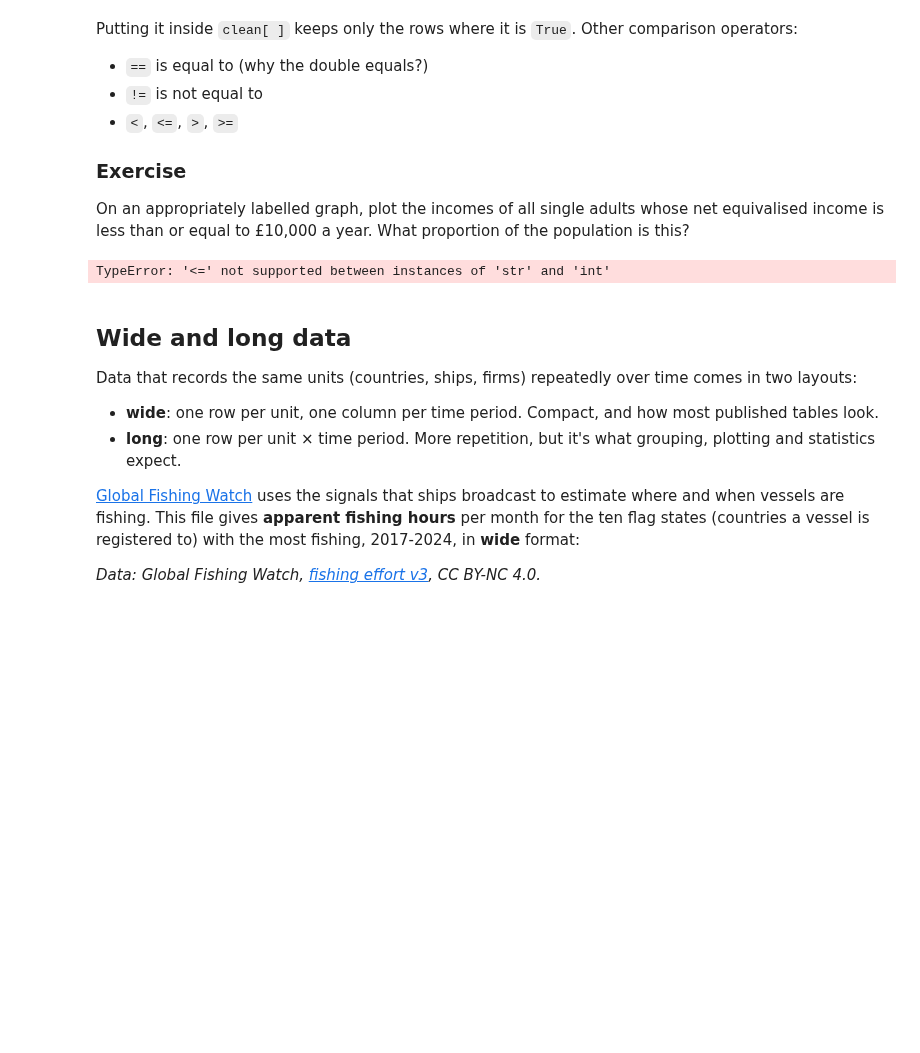
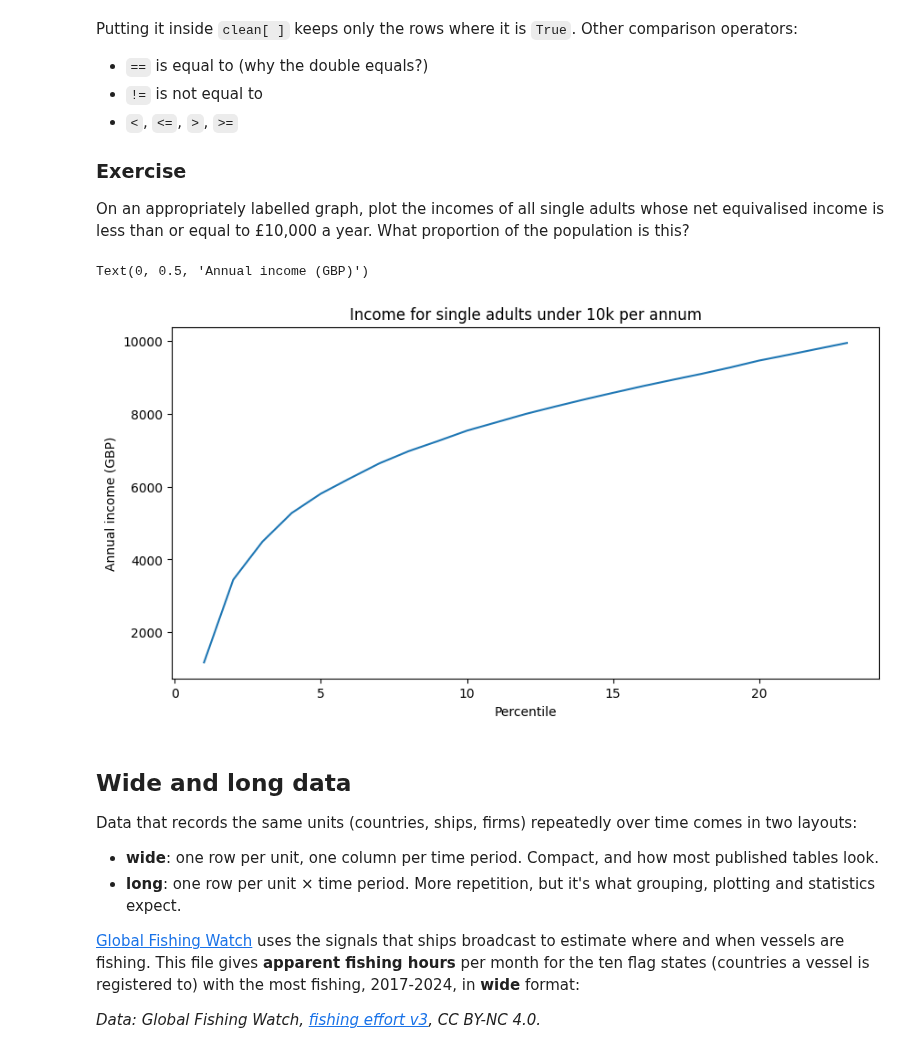
Before and after one commit to aaliyamckee/QM2, a Jupyter notebook: Aaliya_W02_Pandas.ipynb, the cells around one changed output. Drawn from its saved outputs; the diff is of its cells as text; code cells hidden in the pictures; blank space fills up the shorter version.

```diff
--- a/Aaliya_W02_Pandas.ipynb
+++ b/Aaliya_W02_Pandas.ipynb
@@ -302,13 +304,15 @@ Putting it inside `clean[ ]` keeps only the rows where it is `True`. Other compa
 
 On an appropriately labelled graph, plot the incomes of all single adults whose net equivalised income is less than or equal to £10,000 a year. What proportion of the population is this?
 # %%
-clean3 = income["Single adult"].str.replace(",", "", regex=True).astype(float)
-clean3 = clean["Single adult" <= 10000]
+income["Single adult"] = (income["Single adult"].astype(str).str.replace(",", "", regex=False).astype(float))
+clean3 = income[income["Single adult"] <= 10000]
+plt.plot(clean3.index, clean3["Single adult"])
 plt.title("Income for single adults under 10k per annum")
 plt.xlabel("Percentile")
-plt.ylabel("Income per year (GBP)")
+plt.ylabel("Annual income (GBP)")
 # %% [output]
-TypeError: '<=' not supported between instances of 'str' and 'int'
+Text(0, 0.5, 'Annual income (GBP)')
+[figure, added]
 # %% [markdown]
 ## Wide and long data
 
```
Also changed, not shown: parts of 9 cells of this notebook.
